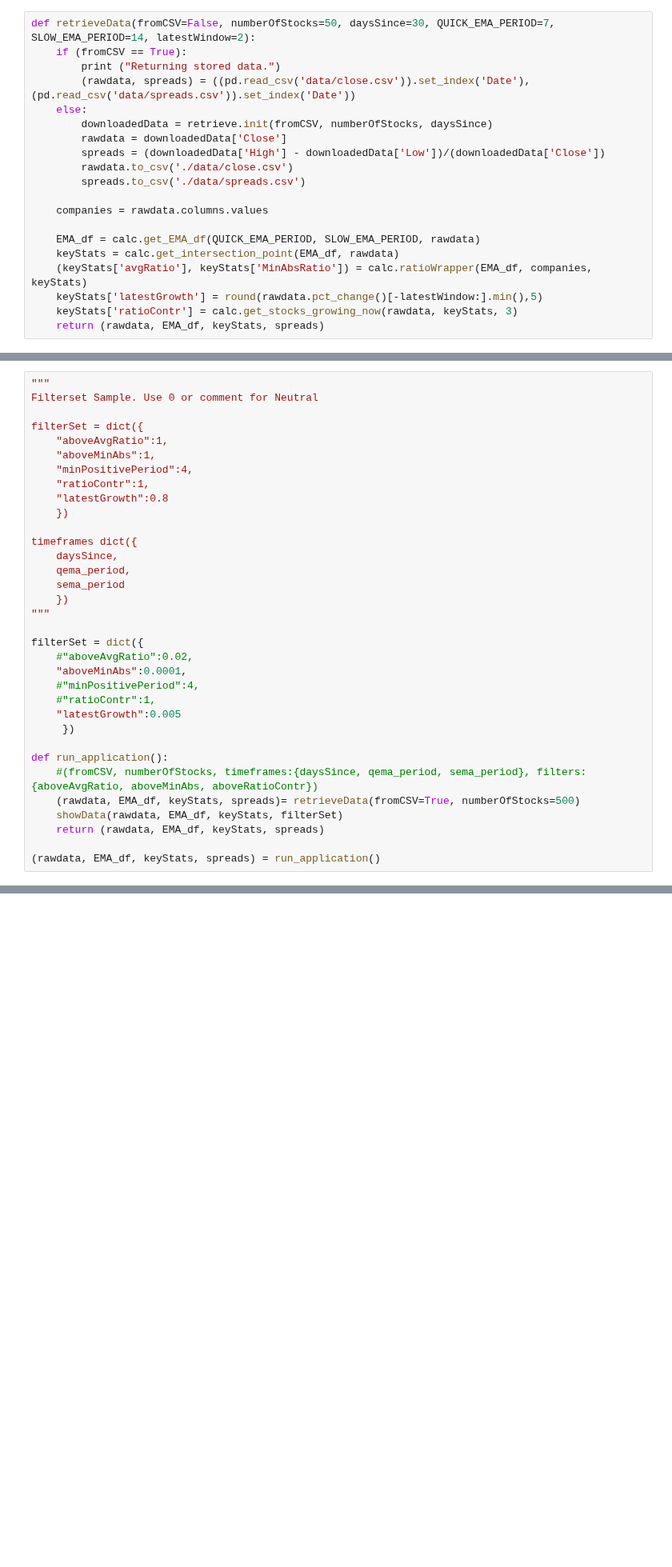
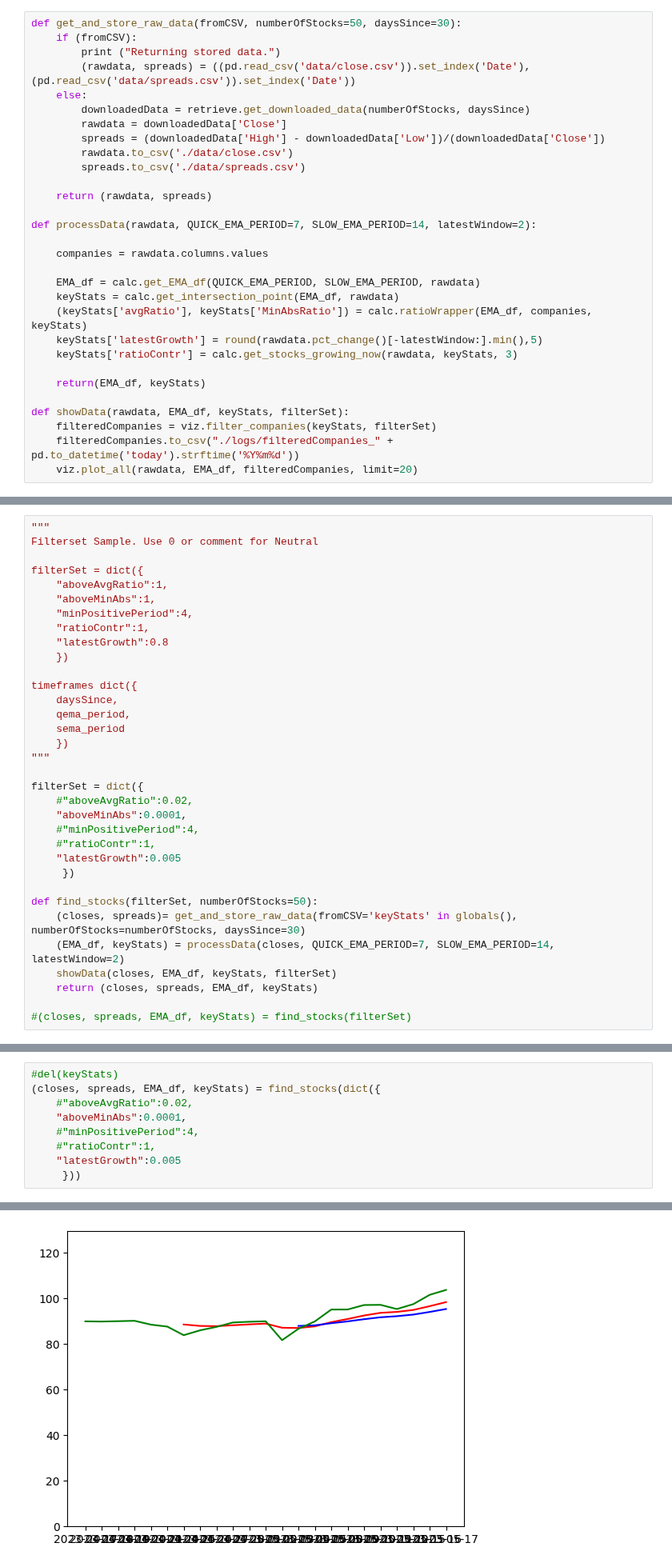
Before and after one commit to pablomleal/TA_Lib, a Jupyter notebook: index.ipynb, the cells around one changed output, grey strips where cells are left out. Shown at 80% size. Drawn from its saved outputs; the diff is of its cells as text; blank space fills up the shorter version.

Commit message:
Added system to detect if data must be cached (First version)

```diff
--- a/index.ipynb
+++ b/index.ipynb
@@ -5,16 +5,20 @@ from functions import calc, retrieve, visualize as viz
 import warnings
 warnings.filterwarnings('ignore')
 # %%
-def retrieveData(fromCSV=False, numberOfStocks=50, daysSince=30, QUICK_EMA_PERIOD=7, SLOW_EMA_PERIOD=14, latestWindow=2):
-    if (fromCSV == True):
+def get_and_store_raw_data(fromCSV, numberOfStocks=50, daysSince=30):
+    if (fromCSV):
         print ("Returning stored data.")
         (rawdata, spreads) = ((pd.read_csv('data/close.csv')).set_index('Date'), (pd.read_csv('data/spreads.csv')).set_index('Date'))
     else:
-        downloadedData = retrieve.init(fromCSV, numberOfStocks, daysSince)
+        downloadedData = retrieve.get_downloaded_data(numberOfStocks, daysSince)
         rawdata = downloadedData['Close']
         spreads = (downloadedData['High'] - downloadedData['Low'])/(downloadedData['Close'])
         rawdata.to_csv('./data/close.csv')
         spreads.to_csv('./data/spreads.csv')
+
+    return (rawdata, spreads)
+
+def processData(rawdata, QUICK_EMA_PERIOD=7, SLOW_EMA_PERIOD=14, latestWindow=2):
 
     companies = rawdata.columns.values
 
@@ -23,4 +27,10 @@ def retrieveData(fromCSV=False, numberOfStocks=50, daysSince=30, QUICK_EMA_PERIO
     (keyStats['avgRatio'], keyStats['MinAbsRatio']) = calc.ratioWrapper(EMA_df, companies, keyStats)
     keyStats['latestGrowth'] = round(rawdata.pct_change()[-latestWindow:].min(),5)
     keyStats['ratioContr'] = calc.get_stocks_growing_now(rawdata, keyStats, 3)
-    return (rawdata, EMA_df, keyStats, spreads)
+
+    return(EMA_df, keyStats)
+
+def showData(rawdata, EMA_df, keyStats, filterSet):
+    filteredCompanies = viz.filter_companies(keyStats, filterSet)
+    filteredCompanies.to_csv("./logs/filteredCompanies_" + pd.to_datetime('today').strftime('%Y%m%d'))
+    viz.plot_all(rawdata, EMA_df, filteredCompanies, limit=20)
@@ -56,10 +61,10 @@ filterSet = dict({
     "latestGrowth":0.005
      })
 
-def run_application():
-    #(fromCSV, numberOfStocks, timeframes:{daysSince, qema_period, sema_period}, filters: {aboveAvgRatio, aboveMinAbs, aboveRatioContr})
-    (rawdata, EMA_df, keyStats, spreads)= retrieveData(fromCSV=True, numberOfStocks=500)
-    showData(rawdata, EMA_df, keyStats, filterSet)
-    return (rawdata, EMA_df, keyStats, spreads)
+def find_stocks(filterSet, numberOfStocks=50):
+    (closes, spreads)= get_and_store_raw_data(fromCSV='keyStats' in globals(), numberOfStocks=numberOfStocks, daysSince=30)
+    (EMA_df, keyStats) = processData(closes, QUICK_EMA_PERIOD=7, SLOW_EMA_PERIOD=14, latestWindow=2)
+    showData(closes, EMA_df, keyStats, filterSet)
+    return (closes, spreads, EMA_df, keyStats)
 
-(rawdata, EMA_df, keyStats, spreads) = run_application()
+#(closes, spreads, EMA_df, keyStats) = find_stocks(filterSet)
@@ -121,0 +77,10 @@ ValueError: too many values to unpack (expected 2)
+# %%
+#del(keyStats)
+(closes, spreads, EMA_df, keyStats) = find_stocks(dict({
+    #"aboveAvgRatio":0.02,
+    "aboveMinAbs":0.0001,
+    #"minPositivePeriod":4,
+    #"ratioContr":1,
+    "latestGrowth":0.005
+     }))
+# %% [output]
@@ -121,0 +94 @@ ValueError: too many values to unpack (expected 2)
+[figure, added]
```
Also changed, not shown: parts of 9 cells of this notebook, 7 other files.
